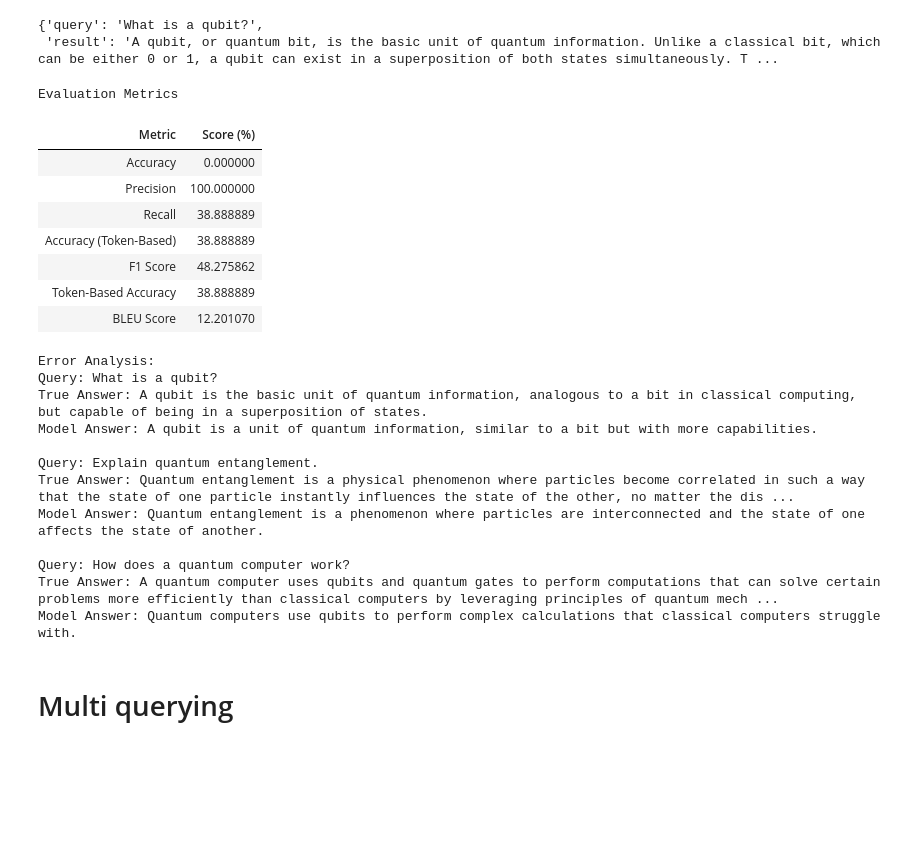
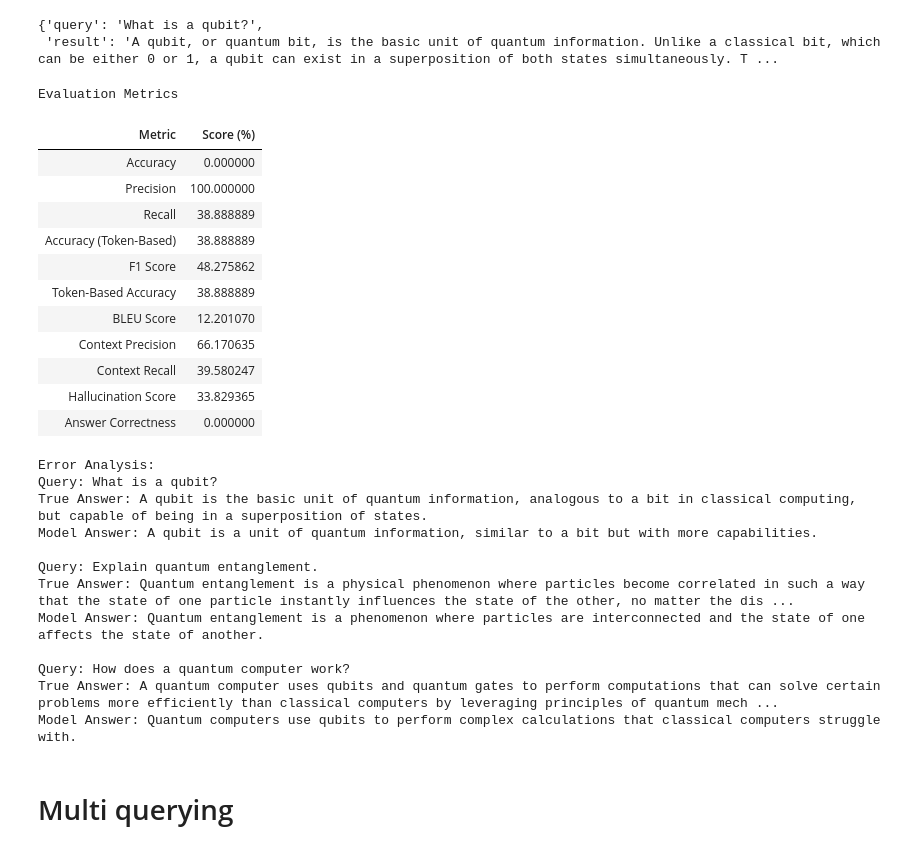
Before and after one commit to DrNOFX97/Project3, a Jupyter notebook: Project_III_Final.ipynb, the cells around one changed output. Saved outputs shown, nothing was run; the diff lists cells and outputs as text; code cells hidden in the pictures; blank space fills up the shorter version.

```diff
--- a/Project_III_Final.ipynb
+++ b/Project_III_Final.ipynb
@@ -602,6 +602,12 @@ reference_answers = {
     "What is a qubit?": "A qubit is the basic unit of quantum information, analogous to a bit in classical computing, but capable of being in a superposition of states.",
     "Explain quantum entanglement.": "Quantum entanglement is a physical phenomenon where particles become correlated in such a way that the state of one particle instantly influences the state of the other, no matter the distance between them.",
     "How does a quantum computer work?": "A quantum computer uses qubits and quantum gates to perform computations that can solve certain problems more efficiently than classical computers by leveraging principles of quantum mechanics."
+}
+
+model_responses = {
+    "What is a qubit?": "A qubit is a unit of quantum information, similar to a bit but with more capabilities.",
+    "Explain quantum entanglement.": "Quantum entanglement is a phenomenon where particles are interconnected and the state of one affects the state of another.",
+    "How does a quantum computer work?": "Quantum computers use qubits to perform complex calculations that classical computers struggle with."
 }
 
 # Scoring functions
@@ -662,6 +668,69 @@ def compute_metrics(predictions, references):
         'token_based_accuracy': token_based_accuracy * 100
     }
 
+def compute_context_precision_recall(reference_answers, model_responses):
+    """
+    Compute context precision and recall based on the presence of relevant context words.
+    """
+    context_precision_scores = []
+    context_recall_scores = []
+
+    for query, ref_answer in reference_answers.items():
+        model_answer = model_responses.get(query, "")
+        ref_tokens = set(ref_answer.lower().split())
+        model_tokens = set(model_answer.lower().split())
+
+        if model_tokens:
+            context_precision = len(ref_tokens.intersection(model_tokens)) / len(model_tokens)
+        else:
+            context_precision = 0
+
+        if ref_tokens:
+            context_recall = len(ref_tokens.intersection(model_tokens)) / len(ref_tokens)
+        else:
+            context_recall = 0
+
+        context_precision_scores.append(context_precision)
+        context_recall_scores.append(context_recall)
+
+    avg_context_precision = np.mean(context_precision_scores) * 100
+    avg_context_recall = np.mean(context_recall_scores) * 100
+
+    return avg_context_precision, avg_context_recall
+
+def compute_hallucination(reference_answers, model_responses):
+    """
+    Compute hallucination score based on the presence of irrelevant information.
+    """
+    hallucination_scores = []
+
+    for query, ref_answer in reference_answers.items():
+        model_answer = model_responses.get(query, "")
+        ref_tokens = set(ref_answer.lower().split())
+        model_tokens = set(model_answer.lower().split())
+
+        hallucinated_tokens = model_tokens - ref_tokens
+        hallucination_score = len(hallucinated_tokens) / len(model_tokens) if model_tokens else 0
+        hallucination_scores.append(hallucination_score)
+
+    avg_hallucination_score = np.mean(hallucination_scores) * 100
+    return avg_hallucination_score
+
+def compute_answer_correctness(reference_answers, model_responses):
+    """
+    Compute answer correctness based on exact matches between model responses and reference answers.
+    """
+    correct_count = 0
+    total_count = len(reference_answers)
+
+    for query, ref_answer in reference_answers.items():
+        model_answer = model_responses.get(query, "")
+        if model_answer.strip() == ref_answer.strip():
+            correct_count += 1
+
+    answer_correctness = (correct_count / total_count) * 100
+    return answer_correctness
+
 # Sample data for compute_metrics function
 predictions = [
     "The qubit is the basic unit of quantum information.",
@@ -679,13 +748,18 @@ accuracy = calculate_accuracy(reference_answers, model_responses)
 precision, recall, accuracy_token_based = calculate_precision_recall_accuracy(reference_answers, model_responses)
 metrics = compute_metrics(predictions, references)
 bleu_score = corpus_bleu(predictions, [references]).score
+context_precision, context_recall = compute_context_precision_recall(reference_answers, model_responses)
+hallucination_score = compute_hallucination(reference_answers, model_responses)
+answer_correctness = compute_answer_correctness(reference_answers, model_responses)
 
 # Create a DataFrame to display results
 results = {
     "Metric": [
         "Accuracy", "Precision", "Recall",
         "Accuracy (Token-Based)", "F1 Score",
-        "Token-Based Accuracy", "BLEU Score"
+        "Token-Based Accuracy", "BLEU Score",
+        "Context Precision", "Context Recall",
+        "Hallucination Score", "Answer Correctness"
     ],
     "Score (%)": [
         accuracy,
@@ -694,7 +768,11 @@ results = {
         accuracy_token_based,
         metrics['f1_score'],
         metrics['token_based_accuracy'],
-        bleu_score
+        bleu_score,
+        context_precision,
+        context_recall,
+        hallucination_score,
+        answer_correctness
     ]
 }
 
@@ -707,33 +785,37 @@ display(df_results.style.hide(axis='index')
 
 # Example error analysis
 def error_analysis(reference_answers, model_responses):
     """
     Analyze and list the discrepancies between reference answers and model responses.
     """
     errors = []
     for query, ref_answer in reference_answers.items():
         model_answer = model_responses.get(query, "")
         if model_answer.strip() != ref_answer.strip():
             errors.append((query, ref_answer, model_answer))
     return errors
 
 errors = error_analysis(reference_answers, model_responses)
 print("\nError Analysis:")
 for query, true_answer, pred_answer in errors:
     print(f"Query: {query}")
     print(f"True Answer: {true_answer}")
     print(f"Model Answer: {pred_answer}")
     print()
 # %% [output]
 Evaluation Metrics
 | Metric | Score (%) |
 | Accuracy | 0.000000 |
 | Precision | 100.000000 |
 | Recall | 38.888889 |
 | Accuracy (Token-Based) | 38.888889 |
 | F1 Score | 48.275862 |
 | Token-Based Accuracy | 38.888889 |
 | BLEU Score | 12.201070 |
+| Context Precision | 66.170635 |
+| Context Recall | 39.580247 |
+| Hallucination Score | 33.829365 |
+| Answer Correctness | 0.000000 |
 Error Analysis:
 Query: What is a qubit?
 True Answer: A qubit is the basic unit of quantum information, analogous to a bit in classical computing, but capable of being in a superposition of states.
```
